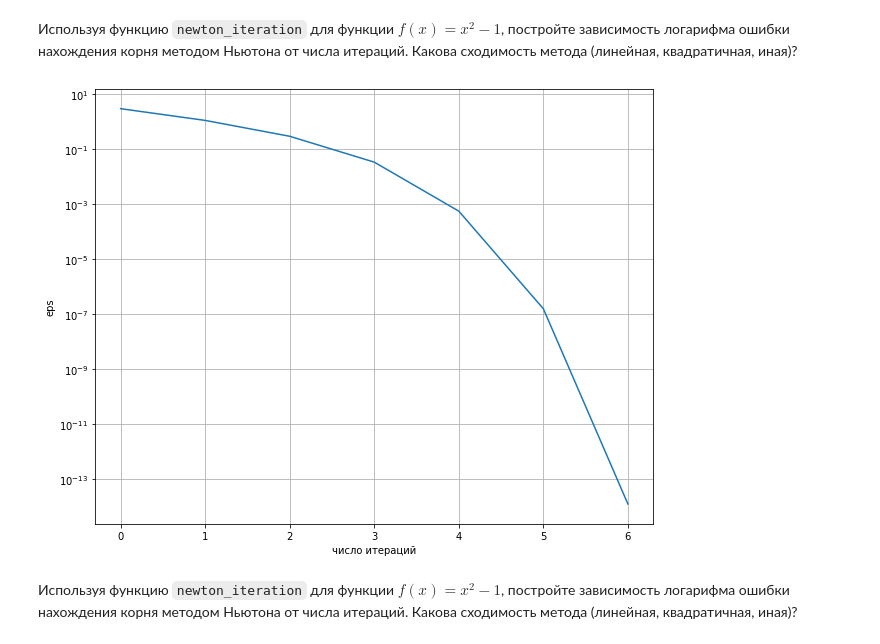
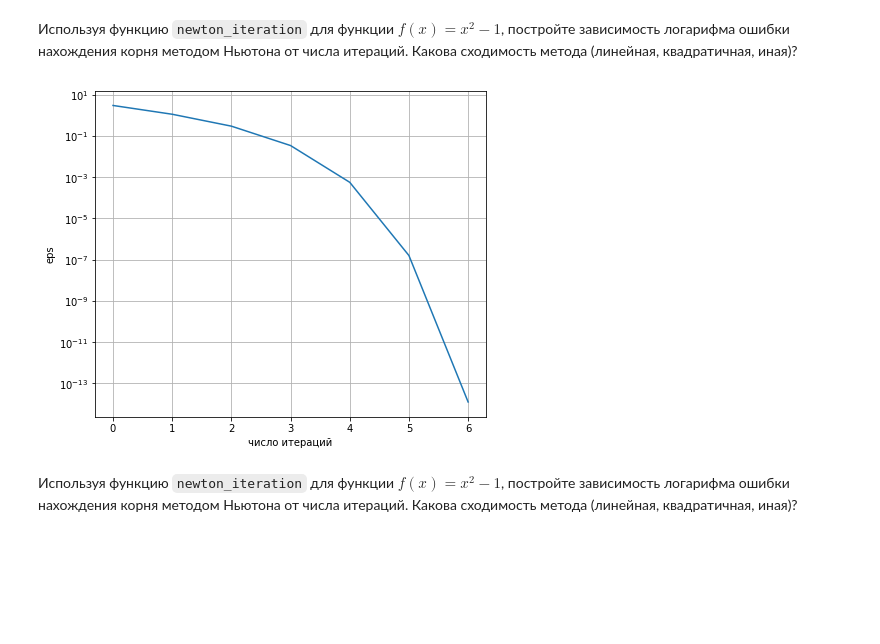
Before and after one commit to ariunaK/213, a Jupyter notebook: newton_iter.ipynb, the cells around one changed output. Drawn from its saved outputs; the diff is of its cells as text; code cells hidden in the pictures; blank space fills up the shorter version.

```diff
--- a/newton_iter.ipynb
+++ b/newton_iter.ipynb
@@ -74,22 +74,22 @@ assert_allclose(xx, log(2), atol=1e-10)
 # %%
 # YOUR CODE HERE
 _, mnit = newton_iteration(lambda x: x**2 - 1, lambda x: 2.*x, x0=4)
 xx = []
 nit = []
 for i in range(0, mnit + 1):
     v_xx, v_nit = newton_iteration(lambda x: x**2 - 1, lambda x: 2.*x, x0=4, maxiter=i)
     xx.append(v_xx)
     nit.append(v_nit)
 
-plt.figure(figsize=(10, 8))
+plt.figure(figsize=(7, ))
 plt.plot(nit, np.array(xx) - 1)
 plt.yscale('log')
 plt.xlabel('число итераций')
 plt.ylabel('eps')
 plt.grid()
 plt.show()
 # %% [output]
-[figure, old version]
+[figure, new version]
 # %% [markdown]
 Используя функцию `newton_iteration` для функции $f(x) = x^2 - 1$, постройте зависимость логарифма ошибки нахождения корня методом Ньютона от числа итераций. Какова сходимость метода (линейная, квадратичная, иная)?
 # %%
```
Also changed, not shown: parts of 2 cells of this notebook.
